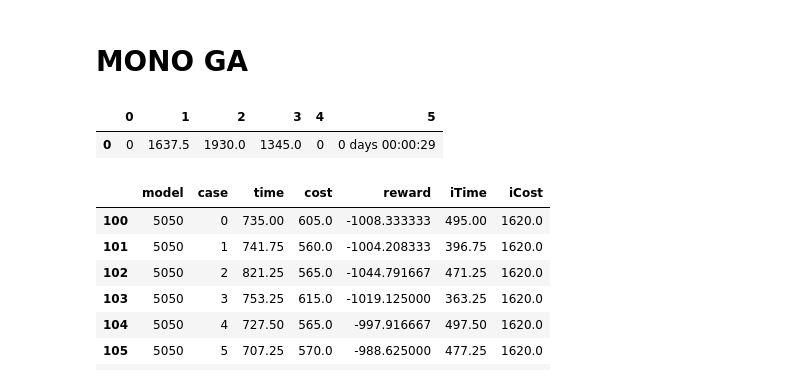
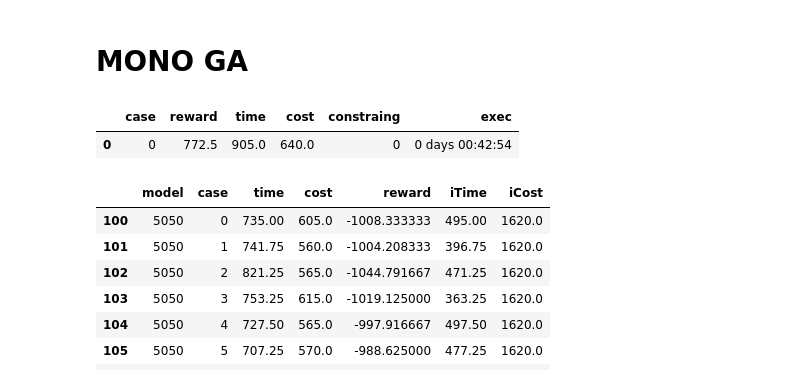
Before and after one commit to acsicuib/DRL-AC-Allocation, a Jupyter notebook: notebook_plot_PF.ipynb, the cells around one changed output. Saved outputs shown, nothing was run; the diff lists cells and outputs as text; code cells hidden in the pictures.

```diff
--- a/notebook_plot_PF.ipynb
+++ b/notebook_plot_PF.ipynb
@@ -360,10 +360,11 @@ ValueError: shape mismatch: objects cannot be broadcast to a single shape.  Mism
 # %%
 df = pd.read_pickle('logs/log_ga_pf_mono_'  + str(configs.name) + "_" + str(configs.n_jobs) + '_' + str(configs.n_devices)+'_0.pkl', 'infer')
 df = pd.DataFrame(df)
+df.columns = ["case","reward","time","cost","constraing","exec"]
 df
 # %% [output]
-|  | 0 | 1 | 2 | 3 | 4 | 5 |
-| 0 | 0 | 1637.5 | 1930.0 | 1345.0 | 0 | 0 days 00:00:29 |
+|  | case | reward | time | cost | constraing | exec |
+| 0 | 0 | 772.5 | 905.0 | 640.0 | 0 | 0 days 00:42:54 |
 # %%
 dfDRL = pd.read_pickle('logs/log_eval_PF_'  + str(configs.name) + "_" + str(configs.n_jobs) + '_' + str(configs.n_devices)+'.pkl', 'infer')
 dfDRL = pd.DataFrame(dfDRL)
```
Also changed, not shown: 2 other files.
